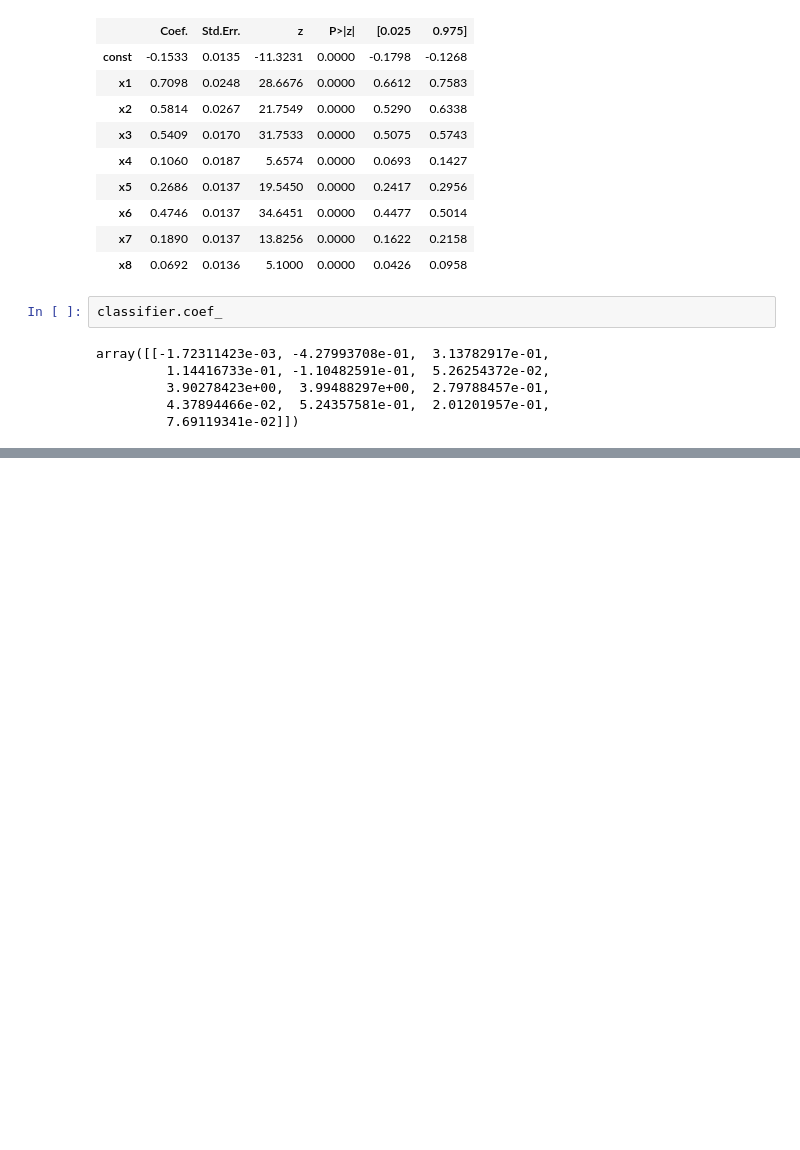
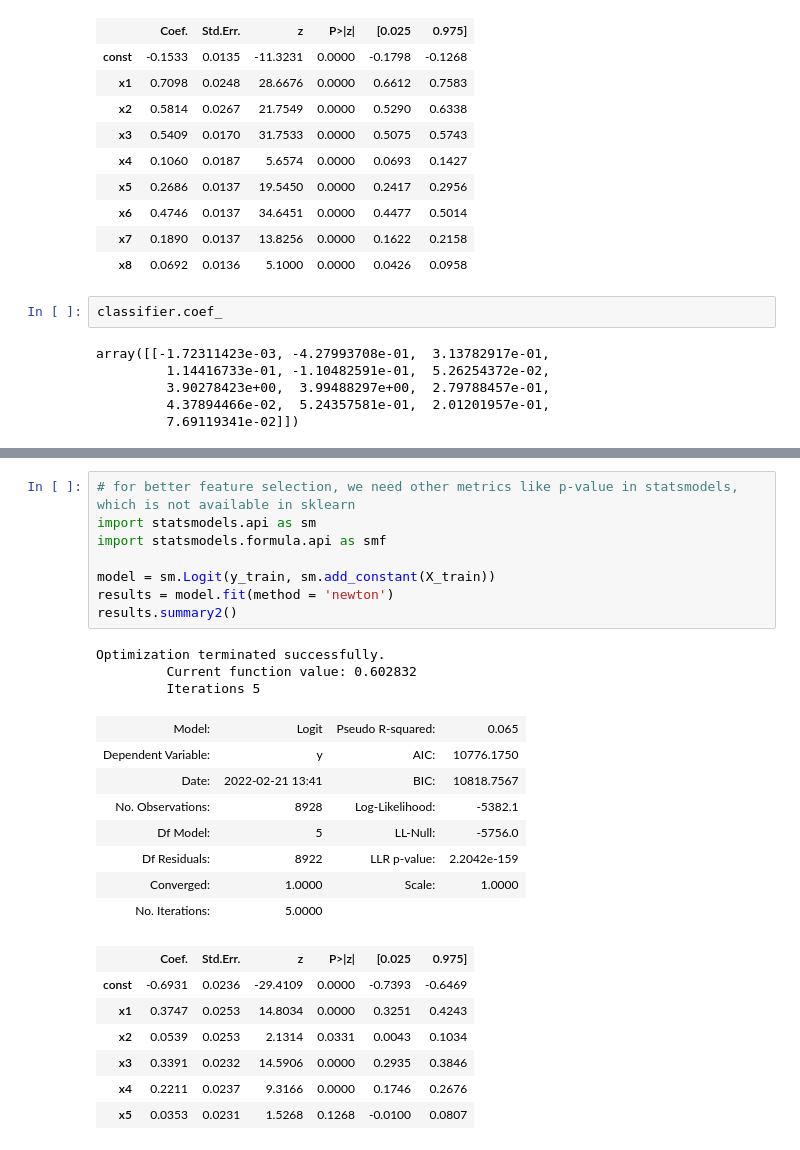
Before and after one commit to unafoca/udacity_ds_capstone, a Jupyter notebook: Starbucks_Capstone_notebook.ipynb, the cells around one changed output, grey strips where cells are left out. Cells and saved outputs as stored; diff of their text form; blank space fills up the shorter version.

```diff
--- a/Starbucks_Capstone_notebook.ipynb
+++ b/Starbucks_Capstone_notebook.ipynb
@@ -1204,0 +1334,27 @@ array([[-1.72311423e-03, -4.27993708e-01,  3.13782917e-01,
+# %%
+# for better feature selection, we need other metrics like p-value in statsmodels, which is not available in sklearn
+import statsmodels.api as sm
+import statsmodels.formula.api as smf
+
+model = sm.Logit(y_train, sm.add_constant(X_train))
+results = model.fit(method = 'newton')
+results.summary2()
+# %% [output]
+Optimization terminated successfully.
+         Current function value: 0.602832
+         Iterations 5
+| Model: | Logit | Pseudo R-squared: | 0.065 |
+| Dependent Variable: | y | AIC: | 10776.1750 |
+| Date: | 2022-02-21 13:41 | BIC: | 10818.7567 |
+| No. Observations: | 8928 | Log-Likelihood: | -5382.1 |
+| Df Model: | 5 | LL-Null: | -5756.0 |
+| Df Residuals: | 8922 | LLR p-value: | 2.2042e-159 |
+| Converged: | 1.0000 | Scale: | 1.0000 |
+| No. Iterations: | 5.0000 |  |  |
+|  | Coef. | Std.Err. | z | P>|z| | [0.025 | 0.975] |
+| const | -0.6931 | 0.0236 | -29.4109 | 0.0000 | -0.7393 | -0.6469 |
+| x1 | 0.3747 | 0.0253 | 14.8034 | 0.0000 | 0.3251 | 0.4243 |
+| x2 | 0.0539 | 0.0253 | 2.1314 | 0.0331 | 0.0043 | 0.1034 |
+| x3 | 0.3391 | 0.0232 | 14.5906 | 0.0000 | 0.2935 | 0.3846 |
+| x4 | 0.2211 | 0.0237 | 9.3166 | 0.0000 | 0.1746 | 0.2676 |
+| x5 | 0.0353 | 0.0231 | 1.5268 | 0.1268 | -0.0100 | 0.0807 |
```
Also changed, not shown: parts of 25 cells of this notebook.
